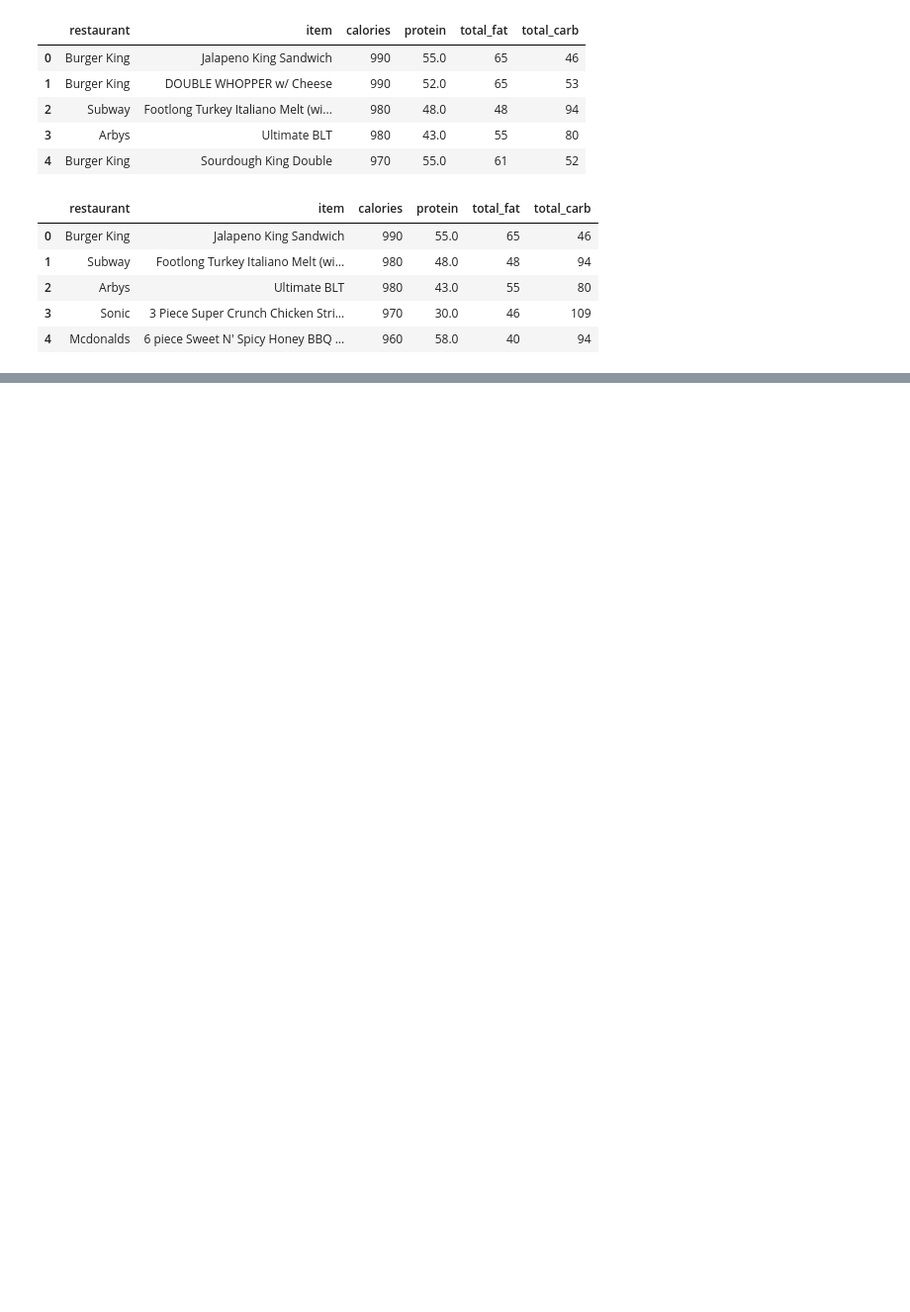
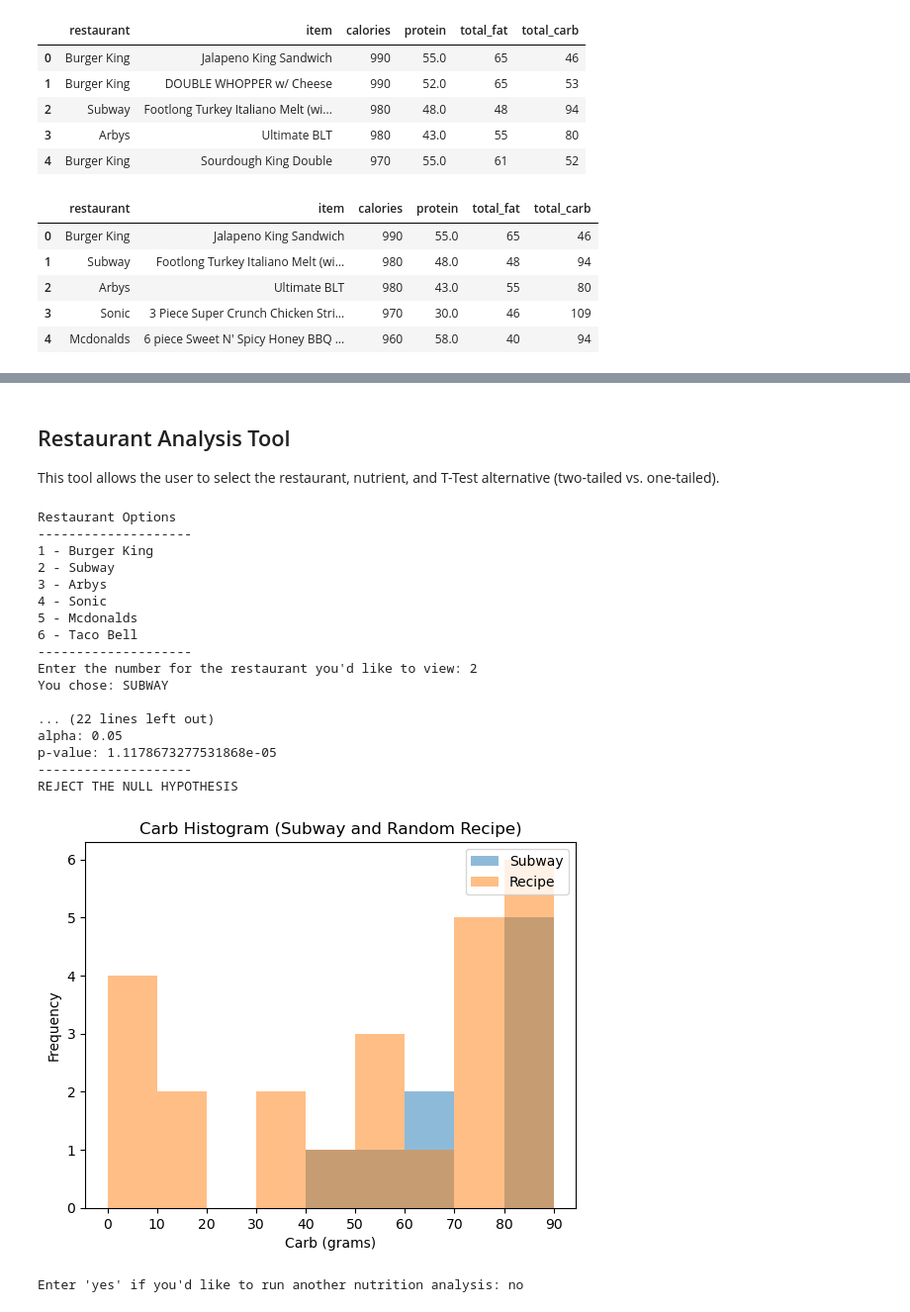
Before and after one commit to lucasjfsmith/ut-dav-project-one, a Jupyter notebook: fast_food_nutrition_luke.ipynb, the cells around one changed output, grey strips where cells are left out. Shown: that part at 99% size. Saved outputs shown, nothing was run; the diff lists cells and outputs as text; code cells hidden in the pictures; blank space fills up the shorter version.

```diff
--- a/fast_food_nutrition_luke.ipynb
+++ b/fast_food_nutrition_luke.ipynb
@@ -142,29 +157,0 @@ recipe_comp_df.to_csv('Resources/recipe_comp.csv')
-# %%
-restaurant_list = recipe_comp_df['restaurant'].unique()
-t_test_dict = {
-    'restaurant': restaurant_list,
-    'protein': [],
-    'fat': [],
-    'carb': []
-}
-
-for restaurant in restaurant_list:
-    rest_df = recipe_comp_df[recipe_comp_df['restaurant'] == restaurant]
-
-    for nutrient in ['protein', 'fat', 'carb']:
-        if nutrient == 'protein':
-            ff_col = nutrient
-        else:
-            ff_col = 'total_' + nutrient
-
-        recipe_col = 'recipe_' + nutrient
-
-        ff_sample = rest_df[ff_col]
-        recipe_sample = rest_df[recipe_col]
-
-        nutrient_p = stats.ttest_ind(ff_sample, recipe_sample, equal_var=False)[1]
-
-        t_test_dict[nutrient].append(nutrient_p)
-
-t_test_df = pd.DataFrame(t_test_dict).set_index('restaurant', drop=True)
-t_test_df
@@ -354,0 +210,3 @@ Enter 'yes' if you'd like to run another nutrition analysis: no
+# %% [markdown]
+## Restaurant Analysis Tool
+This tool allows the user to select the restaurant, nutrient, and T-Test alternative (two-tailed vs. one-tailed).
@@ -354,0 +337,26 @@ Enter 'yes' if you'd like to run another nutrition analysis: no
+# %%
+# Create script to run analysis until use it satisfied
+analysis = 'yes'
+while analysis == 'yes':
+    nutrition_recipe_analysis(recipe_comp_df)
+    analysis = input("Enter 'yes' if you'd like to run another nutrition analysis: ").lower()
+# %% [output]
+Restaurant Options
+--------------------
+1 - Burger King
+2 - Subway
+3 - Arbys
+4 - Sonic
+5 - Mcdonalds
+6 - Taco Bell
+--------------------
+Enter the number for the restaurant you'd like to view: 2
+You chose: SUBWAY
+
+... (22 lines left out)
+alpha: 0.05
+p-value: 1.1178673277531868e-05
+--------------------
+REJECT THE NULL HYPOTHESIS
+[figure, added]
+Enter 'yes' if you'd like to run another nutrition analysis: no
```
Also changed, not shown: parts of 13 cells of this notebook.
